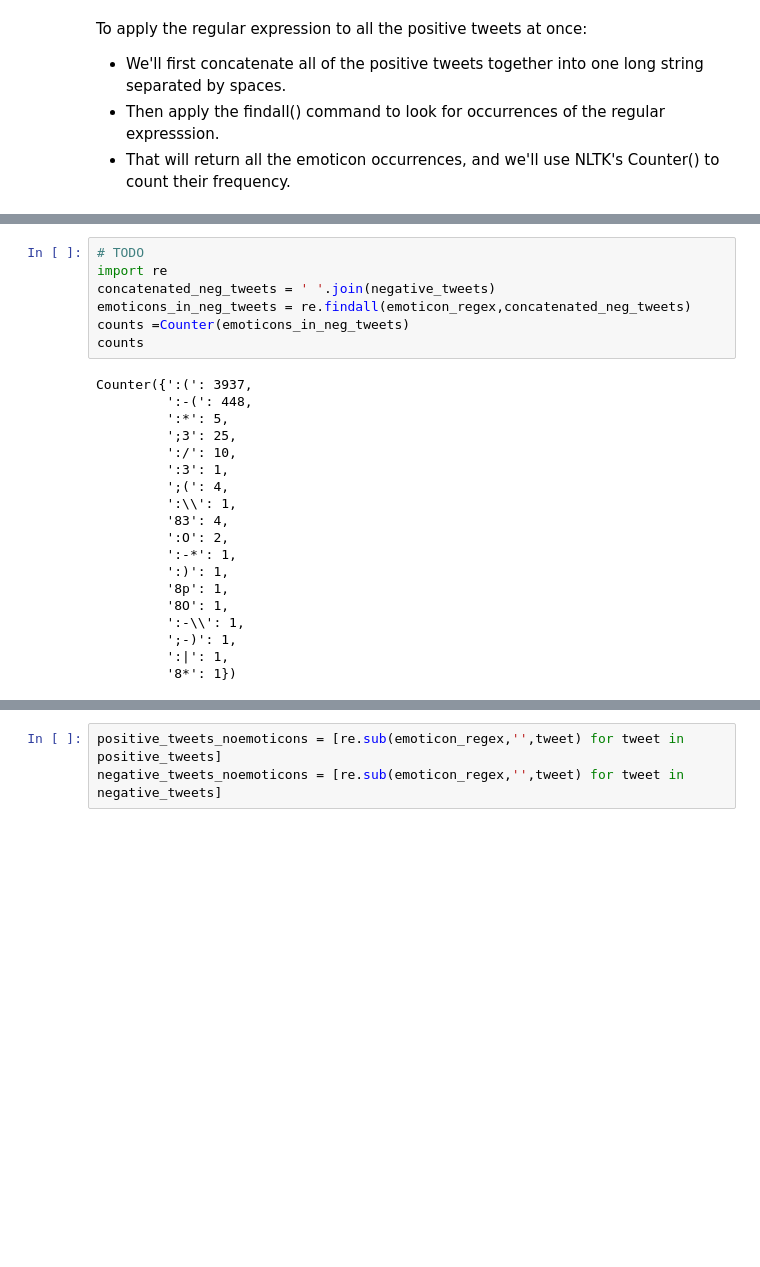
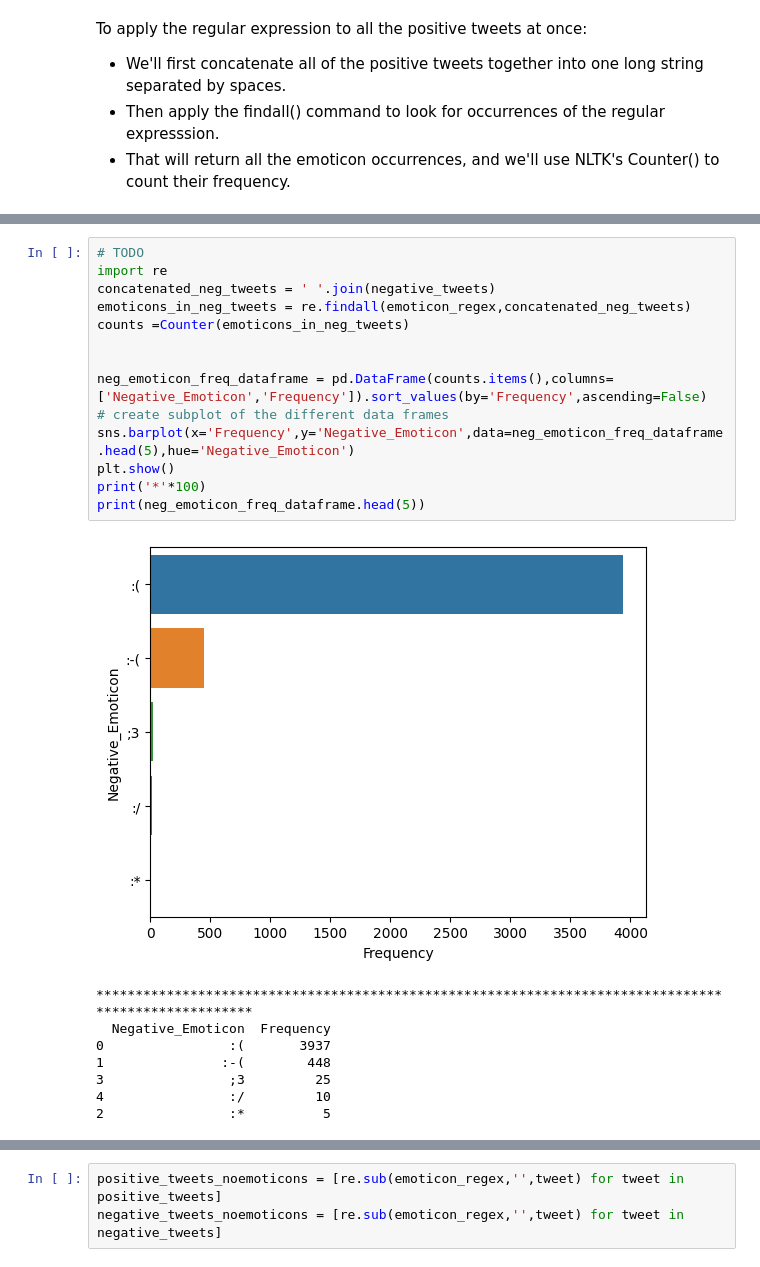
Before and after one commit to Mohammad-Amirifard/NLP_Tutorial, a Jupyter notebook: 02_Building_a_Text_Classifier.ipynb, the cells around one changed output, grey strips where cells are left out. Drawn from its saved outputs; the diff is of its cells as text; blank space fills up the shorter version.

```diff
--- a/02_Building_a_Text_Classifier.ipynb
+++ b/02_Building_a_Text_Classifier.ipynb
@@ -149,27 +148,24 @@ Repeat the calculation for the negative tweets (by copying and modifying the cod
 # %%
 # TODO
 import re
 concatenated_neg_tweets = ' '.join(negative_tweets)
 emoticons_in_neg_tweets = re.findall(emoticon_regex,concatenated_neg_tweets)
 counts =Counter(emoticons_in_neg_tweets)
-counts
+
+
+neg_emoticon_freq_dataframe = pd.DataFrame(counts.items(),columns=['Negative_Emoticon','Frequency']).sort_values(by='Frequency',ascending=False)
+# create subplot of the different data frames
+sns.barplot(x='Frequency',y='Negative_Emoticon',data=neg_emoticon_freq_dataframe.head(5),hue='Negative_Emoticon')
+plt.show()
+print('*'*100)
+print(neg_emoticon_freq_dataframe.head(5))
 # %% [output]
+[figure, added]
-Counter({':(': 3937,
-         ':-(': 448,
-         ':*': 5,
-         ';3': 25,
-         ':/': 10,
-         ':3': 1,
-         ';(': 4,
-         ':\\': 1,
-         '83': 4,
-         ':O': 2,
-         ':-*': 1,
-         ':)': 1,
-         '8p': 1,
-         '8O': 1,
-         ':-\\': 1,
-         ';-)': 1,
-         ':|': 1,
-         '8*': 1})
+****************************************************************************************************
+  Negative_Emoticon  Frequency
+0                :(       3937
+1               :-(        448
+3                ;3         25
+4                :/         10
+2                :*          5
 # %% [markdown]
```
Also changed, not shown: parts of 37 cells of this notebook.
